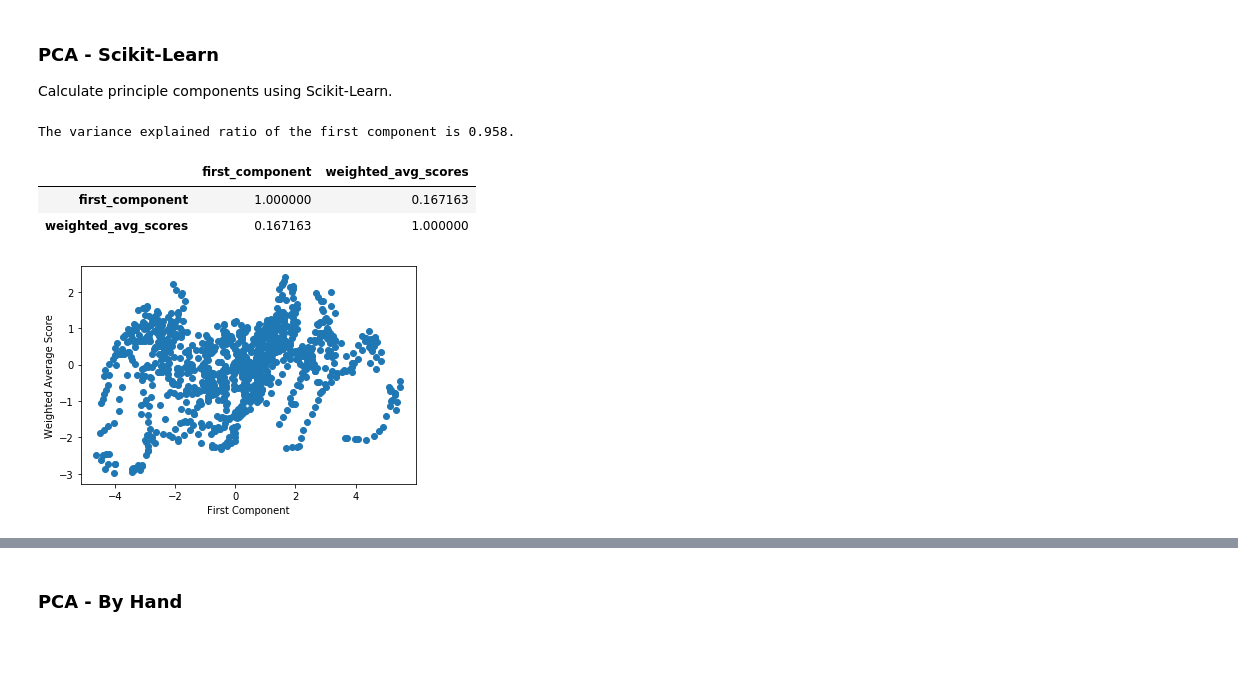
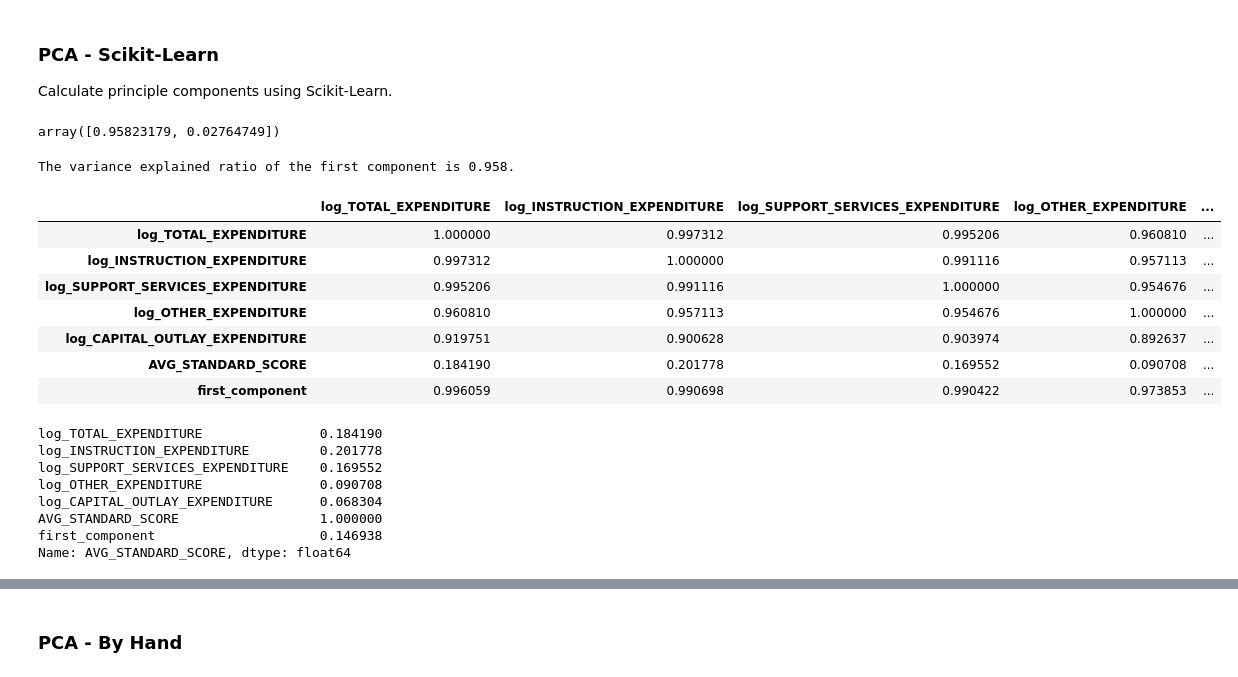
Before and after one commit to dmclark53/thinkful, a Jupyter notebook: Module_17/Feature_engineering_2-dimensionality_and_PCA/Feature_engineering_2-dimensionality_and_PCA.ipynb, the cells around one changed output, grey strips where cells are left out. Cells and saved outputs as stored; diff of their text form; code cells hidden in the pictures; blank space fills up the shorter version.

```diff
--- a/Module_17/Feature_engineering_2-dimensionality_and_PCA/Feature_engineering_2-dimensionality_and_PCA.ipynb
+++ b/Module_17/Feature_engineering_2-dimensionality_and_PCA/Feature_engineering_2-dimensionality_and_PCA.ipynb
@@ -345,0 +347,4 @@ Instruction expenditure has the highest correlation with weighted averaged score
+# %%
+standardized_score_columns = [f'standard_{x}' for x in score_columns]
+df_standardized['AVG_STANDARD_SCORE'] = df_standardized.loc[:, standardized_score_columns].mean(axis=1)
+df_standardized.loc[:, standardized_score_columns].describe().T
@@ -345,0 +372,5 @@ Instruction expenditure has the highest correlation with weighted averaged score
+# %%
+df_standard_expenditures = pd.DataFrame(StandardScaler().fit_transform(df_subset.loc[:,
+                                                                                     log_expenditure_columns]),
+                                        columns=log_expenditure_columns)
+df_standard_expenditures['AVG_STANDARD_SCORE'] = df_standardized['AVG_STANDARD_SCORE'].values
@@ -359,7 +431,7 @@ df_expenditures = df_standard.loc[:, log_expenditure_columns]
 # %% [markdown]
 ### Calculate covariance matrix.
 # %%
-X = StandardScaler().fit_transform(df_expenditures.loc[:, log_expenditure_columns])
+X = StandardScaler().fit_transform(df_standard_expenditures.loc[:, log_expenditure_columns])
 Xt = X.T
 Cx = np.cov(Xt)
 
@@ -402,6 +474,10 @@ Calculate principle components using Scikit-Learn.
 # %%
 sklearn_pca = PCA(n_components=2)
 Y_sklearn = sklearn_pca.fit_transform(X)
+# %%
+sklearn_pca.explained_variance_ratio_
+# %% [output]
+array([0.95823179, 0.02764749])
 # %%
 print(f'The variance explained ratio of the first component is {sklearn_pca.explained_variance_ratio_[0]:0.3f}.')
 # %% [output]
@@ -412,13 +485,24 @@ df_compare = pd.DataFrame({'first_component': Y_sklearn[:, 0],
+# %%
+df_standard_expenditures['first_component'] = Y_sklearn[:, 0]
 # %%
-df_compare.corr()
+df_standard_expenditures.corr()
 # %% [output]
-|  | first_component | weighted_avg_scores |
-| first_component | 1.000000 | 0.167163 |
-| weighted_avg_scores | 0.167163 | 1.000000 |
+|  | log_TOTAL_EXPENDITURE | log_INSTRUCTION_EXPENDITURE | log_SUPPORT_SERVICES_EXPENDITURE | log_OTHER_EXPENDITURE | ... |
+| log_TOTAL_EXPENDITURE | 1.000000 | 0.997312 | 0.995206 | 0.960810 | ... |
+| log_INSTRUCTION_EXPENDITURE | 0.997312 | 1.000000 | 0.991116 | 0.957113 | ... |
+| log_SUPPORT_SERVICES_EXPENDITURE | 0.995206 | 0.991116 | 1.000000 | 0.954676 | ... |
+| log_OTHER_EXPENDITURE | 0.960810 | 0.957113 | 0.954676 | 1.000000 | ... |
+| log_CAPITAL_OUTLAY_EXPENDITURE | 0.919751 | 0.900628 | 0.903974 | 0.892637 | ... |
+| AVG_STANDARD_SCORE | 0.184190 | 0.201778 | 0.169552 | 0.090708 | ... |
+| first_component | 0.996059 | 0.990698 | 0.990422 | 0.973853 | ... |
-# %%
-plt.scatter(Y_sklearn[:, 0], df_standard['WEIGHTED_AVG_SCORES'].values)
-plt.xlabel('First Component')
-plt.ylabel('Weighted Average Score')
-plt.show()
-# %% [output]
-[figure, removed]
+# %%
+df_standard_expenditures.corr()['AVG_STANDARD_SCORE']
+# %% [output]
+log_TOTAL_EXPENDITURE               0.184190
+log_INSTRUCTION_EXPENDITURE         0.201778
+log_SUPPORT_SERVICES_EXPENDITURE    0.169552
+log_OTHER_EXPENDITURE               0.090708
+log_CAPITAL_OUTLAY_EXPENDITURE      0.068304
+AVG_STANDARD_SCORE                  1.000000
+first_component                     0.146938
+Name: AVG_STANDARD_SCORE, dtype: float64
```
Also changed, not shown: parts of 69 cells of this notebook.
